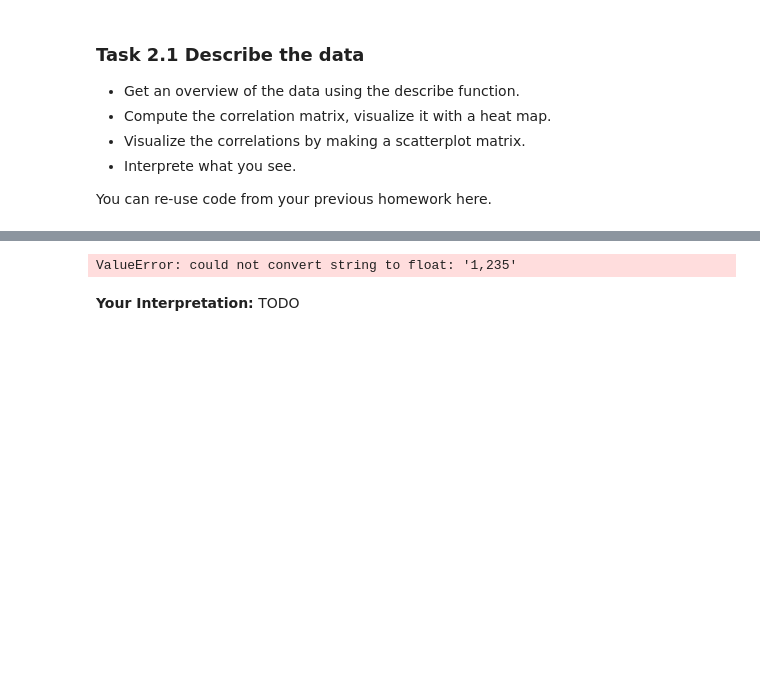
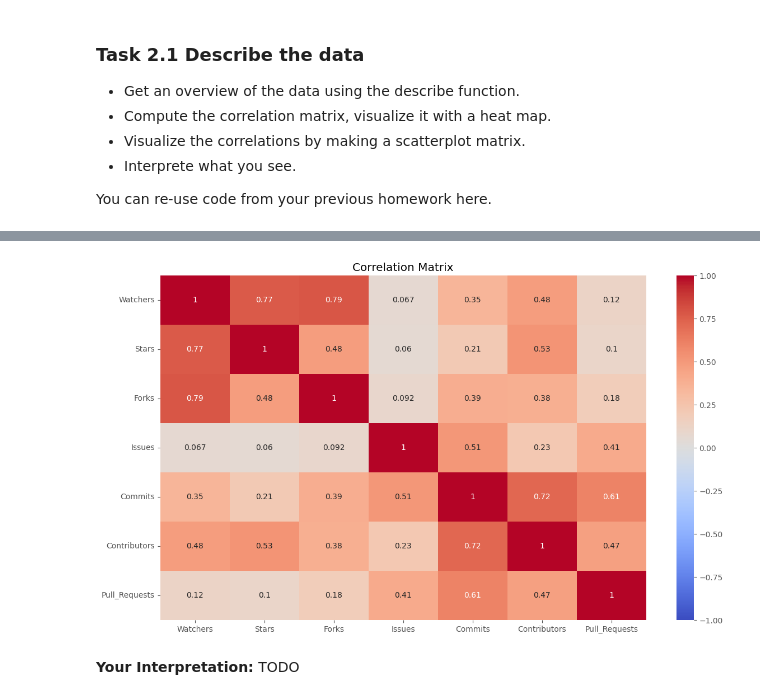
Before and after one commit to logancorrea/Intro-to-Data-Science, a Jupyter notebook: Homework/HW06/HW6.ipynb, the cells around one changed output, grey strips where cells are left out. Cells and saved outputs as stored; diff of their text form; code cells hidden in the pictures; blank space fills up the shorter version.

```diff
--- a/Homework/HW06/HW6.ipynb
+++ b/Homework/HW06/HW6.ipynb
@@ -345,17 +360,17 @@ project_info_cleaned.describe()
 # %%
 import seaborn as sns
 
 # Remove non-numeric columns and compute correlation matrix
-project_info = project_info.drop(columns=['Name', 'Language'])
-correlation_matrix = project_info.corr()
+project_info_cleaned = project_info_cleaned.drop(columns=['Name', 'Language'])
+correlation_matrix = project_info_cleaned.corr()
 
 # Plot correlation matrix
 plt.figure(figsize=(14, 8))
 sns.heatmap(correlation_matrix, annot=True, cmap='coolwarm', vmin=-1, vmax=1)
 plt.title('Correlation Matrix')
 plt.show()
 # %% [output]
-ValueError: could not convert string to float: '1,235'
+[figure, added]
 # %% [markdown]
 **Your Interpretation:** TODO
 # %% [markdown]
```
Also changed, not shown: parts of 4 cells of this notebook, 1 other file.
